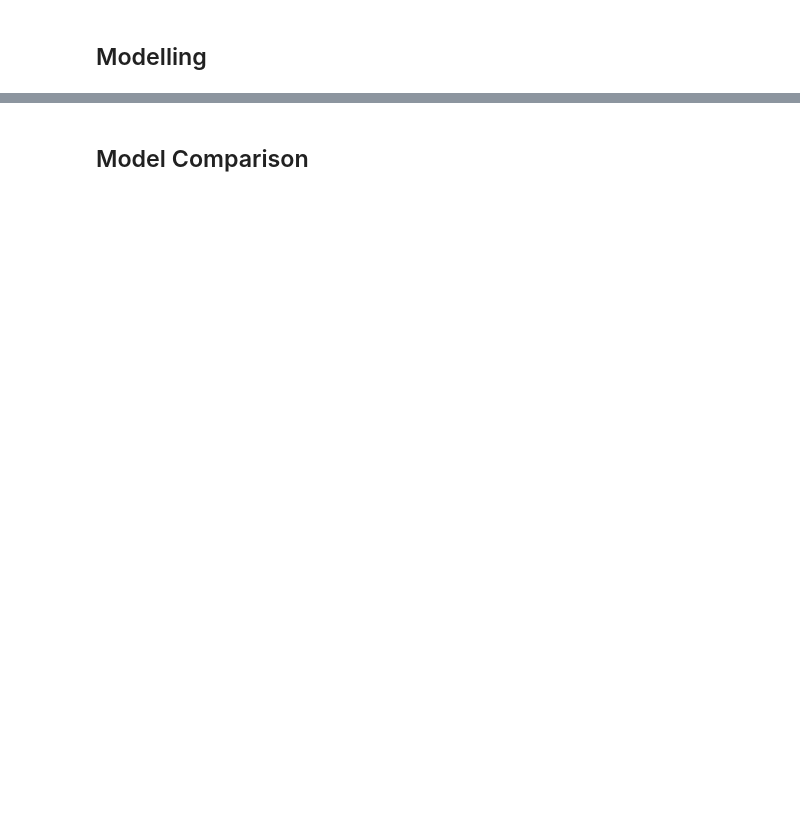
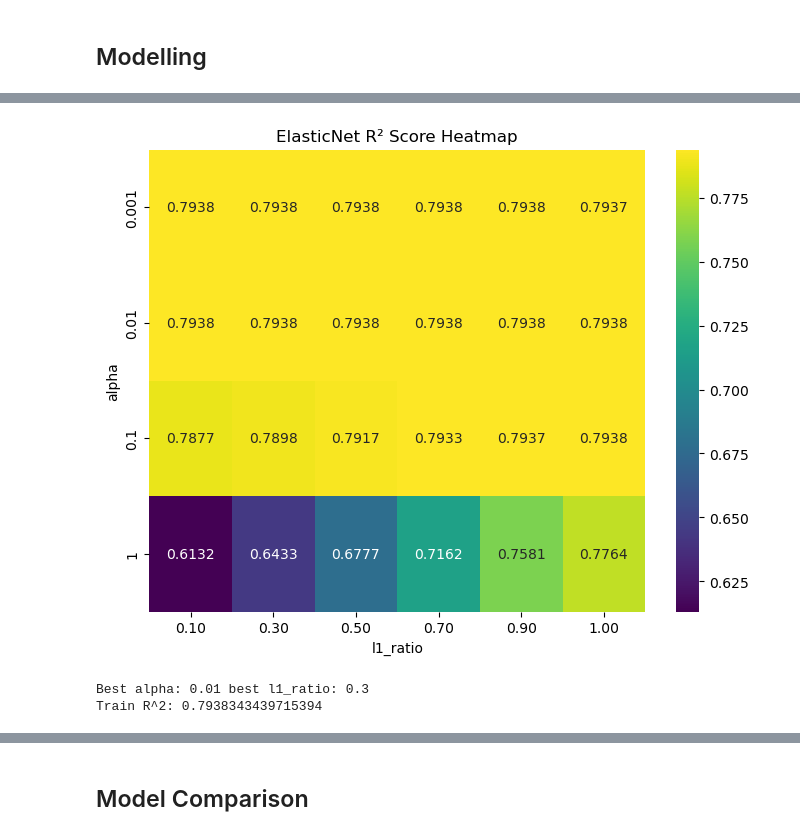
Before and after one commit to MengenL-ds/Predicting-compressive-strength-of-concrete-mixtures, a Jupyter notebook: notebook.ipynb, the cells around one changed output, grey strips where cells are left out. Drawn from its saved outputs; the diff is of its cells as text; code cells hidden in the pictures; blank space fills up the shorter version.

```diff
--- a/notebook.ipynb
+++ b/notebook.ipynb
@@ -151,0 +421,12 @@ array(['log__Fly Ash', 'yeojohnson__Age', 'yeojohnson__Cement',
+# %%
+param_grid_en = {
+    'alpha': [0.001, 0.01, 0.1, 1],
+    'l1_ratio': [0.1, 0.3, 0.5, 0.7, 0.9, 1]
+}
+
+results = []
+gridsearch = GridSearchCV(ElasticNet(), param_grid_en, cv=10, scoring='r2', return_train_score=True)
+gridsearch.fit(X_train, y_train)
+
+results = pd.DataFrame(gridsearch.cv_results_)
+results.sort_values(by='mean_test_score', ascending=False).head()
@@ -151,0 +441,6 @@ array(['log__Fly Ash', 'yeojohnson__Age', 'yeojohnson__Cement',
+# %%
+pivot_table = results.pivot(index='param_alpha', columns='param_l1_ratio', values='mean_test_score')
+pivot_table.index = pivot_table.index.astype(float)
+pivot_table.columns = pivot_table.columns.astype(float)
+pivot_table = pivot_table.sort_index().sort_index(axis=1)
+pivot_table
@@ -151,0 +454,19 @@ array(['log__Fly Ash', 'yeojohnson__Age', 'yeojohnson__Cement',
+# %%
+plt.figure(figsize=(8, 6))
+ax = sns.heatmap(pivot_table, annot=True, fmt=".4f", cmap="viridis",
+    xticklabels=[f"{c:.2f}" for c in pivot_table.columns],
+    yticklabels=[f"{r:g}" for r in pivot_table.index],
+)
+
+ax.set_xlabel("l1_ratio")
+ax.set_ylabel("alpha")
+ax.set_title("ElasticNet R² Score Heatmap")
+plt.show()
+
+best_score_en = gridsearch.best_score_
+print("Best alpha:", gridsearch.best_params_['alpha'], "best l1_ratio:", gridsearch.best_params_['l1_ratio'])
+print("Train R^2:", gridsearch.best_score_)
+# %% [output]
+[figure, added]
+Best alpha: 0.01 best l1_ratio: 0.3
+Train R^2: 0.7938343439715394
```
Also changed, not shown: parts of 57 cells of this notebook, 1 other file.
